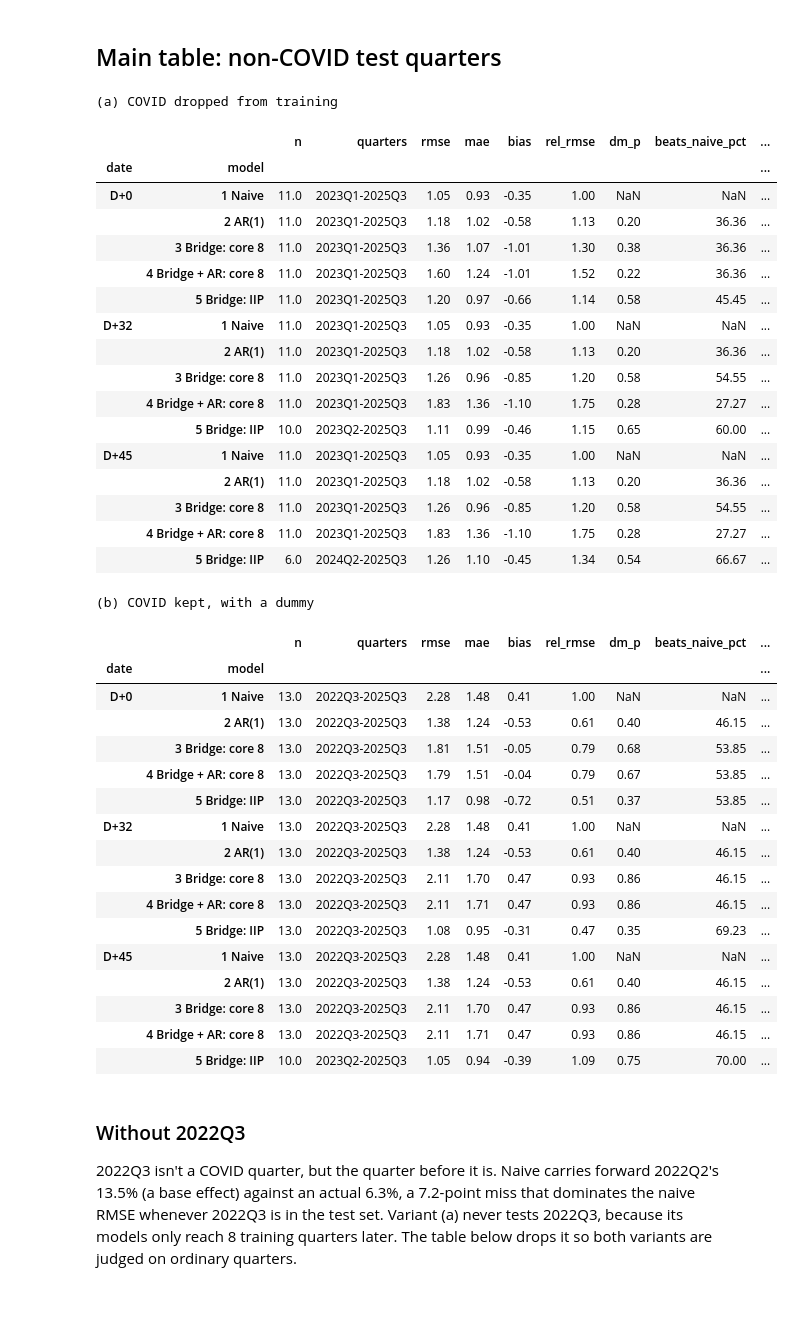
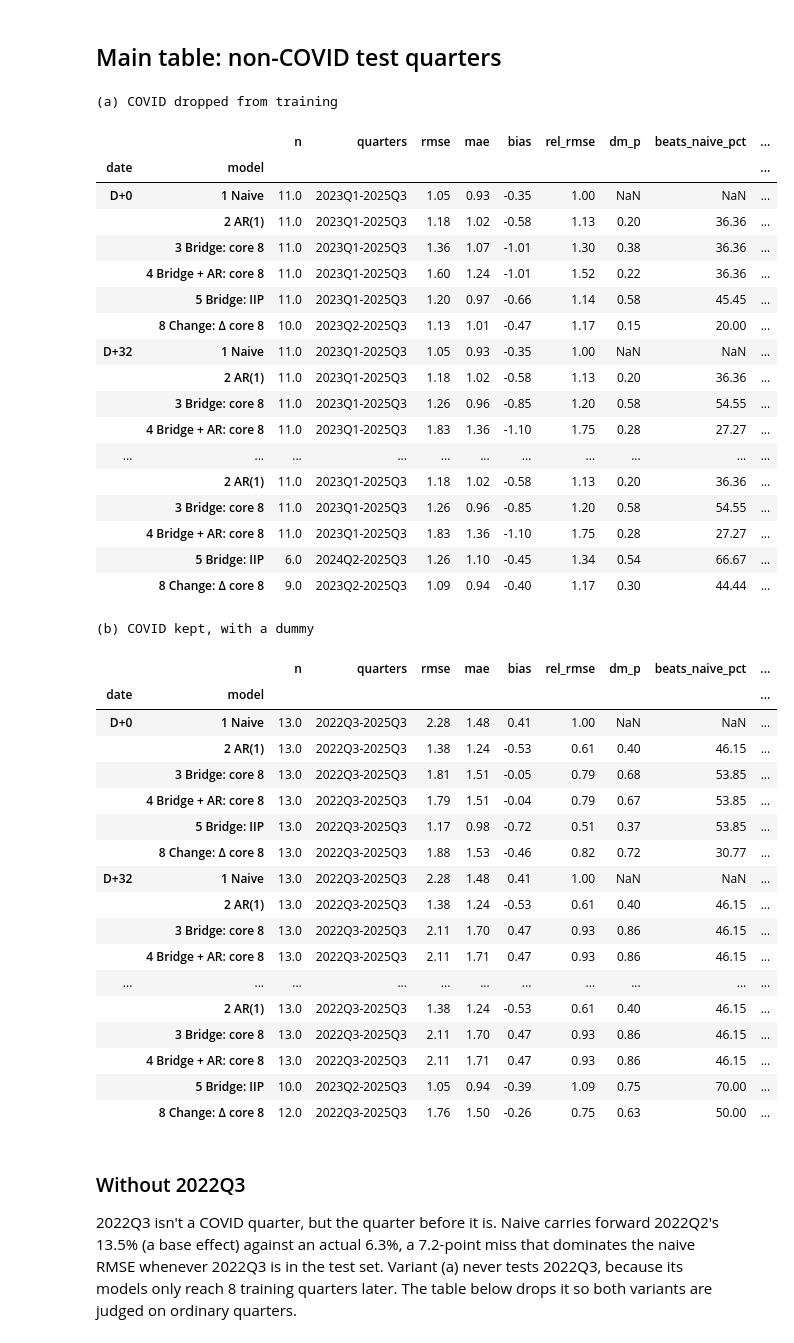
Before and after one commit to sayandp/india-gdp-nowcaster, a Jupyter notebook: notebooks/04_models.ipynb, the cells around one changed output. Cells and saved outputs as stored; diff of their text form; code cells hidden in the pictures; blank space fills up the shorter version.

Commit message:
phase 4b: change model
Co-Authored-By: Claude Opus 5.5 <noreply@anthropic.com>

```diff
--- a/notebooks/04_models.ipynb
+++ b/notebooks/04_models.ipynb
@@ -151,8 +153,10 @@ MODELS = {
     "6b Bridge + GST": ["core8", "gst"],
     "7a Bridge + e-way bills [look-ahead]": ["core8", "eway"],
     "7b Bridge + diesel [look-ahead]": ["core8", "diesel"],
+    "8 Change: Δ core 8": "change",  # Phase 4b, pre-registered
 }
 MAIN = list(MODELS)[:5]
+M8 = "8 Change: Δ core 8"
 
 def regressors(feats, q, pos, asof):
     return [gdp_known(prevq(q), asof) if f == "ar" else yoy(f, q, pos[f], asof) for f in feats]
@@ -184,6 +188,35 @@ def fit_predict(feats, variant, t, asof, drop=(), train_quarters=WINDOW, x_overr
     xt = np.r_[1.0, x_t, [float(t in COVID)] if use_dummy else []]
     return {"nowcast": float(xt @ beta), "n_train": len(y), "months": ",".join(f"{f}:{''.join(map(str, p))}" for f, p in pos.items())}
 
+def fit_change(variant, t, asof, drop=()):
+    """Model 8: ΔGDP first print on Δ core 8 partial-quarter YoY, same month positions in both quarters."""
+    pos = positions("core8", t, asof)
+    if not pos:
+        return None
+    dx = lambda q: yoy("core8", q, pos, asof) - yoy("core8", prevq(q), pos, asof)
+    x_t, last = dx(t), gdp_known(prevq(t), asof)
+    if np.isnan([x_t, last]).any():
+        return None
+    X, y, dummy = [], [], []
+    for j in WINDOW:
+        if j >= t or not REL[j] < asof or j in drop:
+            continue
+        if variant == "drop" and (j in COVID or prevq(j) in COVID):
+            continue
+        x = dx(j)
+        if np.isnan(x) or prevq(j) not in GDP.index:
+            continue
+        X.append(x); y.append(GDP[j] - GDP[prevq(j)]); dummy.append(float(j in COVID))
+    if len(y) < MIN_TRAIN:
+        return None
+    X = np.column_stack([np.ones(len(y)), X])
+    use_dummy = variant == "dummy" and any(dummy)
+    if use_dummy:
+        X = np.column_stack([X, dummy])
+    beta = np.linalg.lstsq(X, np.array(y), rcond=None)[0]
+    xt = np.r_[1.0, x_t, [float(t in COVID)] if use_dummy else []]
+    return {"nowcast": last + float(xt @ beta), "n_train": len(y), "months": "core8:" + "".join(map(str, pos))}
+
 def run_backtest(drop=(), quarters=WINDOW + NEW_BASE):
     rows = []
     for t in quarters:
@@ -197,6 +230,8 @@ def run_backtest(drop=(), quarters=WINDOW + NEW_BASE):
                 for variant in VARIANTS:
                     if feats is None:
                         out = {"nowcast": naive, "n_train": np.nan, "months": ""}
+                    elif feats == "change":
+                        out = fit_change(variant, t, asof, drop)
                     else:
                         out = fit_predict(feats, variant, t, asof, drop)
                     if out is not None:
@@ -285,28 +322,29 @@ def show(t, cols=("n", "quarters", "rmse", "mae", "bias", "rel_rmse", "dm_p", "b
 # %% [markdown]
 ## Main table: non-COVID test quarters
 # %%
-main = scorecard(nowcasts, MAIN, covid=False, common=MAIN[:4])
+main = scorecard(nowcasts, MAIN + [M8], covid=False, common=MAIN[:4])
 main.to_csv(PROCESSED / "backtest_metrics_main.csv", index=False)
 show(main)
 # %% [output]
 (a) COVID dropped from training
 |  |  | n | quarters | rmse | mae | bias | rel_rmse | dm_p | beats_naive_pct | ... |
 | date | model |  |  |  |  |  |  |  |  | ... |
 | D+0 | 1 Naive | 11.0 | 2023Q1-2025Q3 | 1.05 | 0.93 | -0.35 | 1.00 | NaN | NaN | ... |
 |  | 2 AR(1) | 11.0 | 2023Q1-2025Q3 | 1.18 | 1.02 | -0.58 | 1.13 | 0.20 | 36.36 | ... |
 |  | 3 Bridge: core 8 | 11.0 | 2023Q1-2025Q3 | 1.36 | 1.07 | -1.01 | 1.30 | 0.38 | 36.36 | ... |
 |  | 4 Bridge + AR: core 8 | 11.0 | 2023Q1-2025Q3 | 1.60 | 1.24 | -1.01 | 1.52 | 0.22 | 36.36 | ... |
 |  | 5 Bridge: IIP | 11.0 | 2023Q1-2025Q3 | 1.20 | 0.97 | -0.66 | 1.14 | 0.58 | 45.45 | ... |
+|  | 8 Change: Δ core 8 | 10.0 | 2023Q2-2025Q3 | 1.13 | 1.01 | -0.47 | 1.17 | 0.15 | 20.00 | ... |
 | D+32 | 1 Naive | 11.0 | 2023Q1-2025Q3 | 1.05 | 0.93 | -0.35 | 1.00 | NaN | NaN | ... |
 |  | 2 AR(1) | 11.0 | 2023Q1-2025Q3 | 1.18 | 1.02 | -0.58 | 1.13 | 0.20 | 36.36 | ... |
 |  | 3 Bridge: core 8 | 11.0 | 2023Q1-2025Q3 | 1.26 | 0.96 | -0.85 | 1.20 | 0.58 | 54.55 | ... |
 |  | 4 Bridge + AR: core 8 | 11.0 | 2023Q1-2025Q3 | 1.83 | 1.36 | -1.10 | 1.75 | 0.28 | 27.27 | ... |
-|  | 5 Bridge: IIP | 10.0 | 2023Q2-2025Q3 | 1.11 | 0.99 | -0.46 | 1.15 | 0.65 | 60.00 | ... |
-| D+45 | 1 Naive | 11.0 | 2023Q1-2025Q3 | 1.05 | 0.93 | -0.35 | 1.00 | NaN | NaN | ... |
+| ... | ... | ... | ... | ... | ... | ... | ... | ... | ... | ... |
 |  | 2 AR(1) | 11.0 | 2023Q1-2025Q3 | 1.18 | 1.02 | -0.58 | 1.13 | 0.20 | 36.36 | ... |
 |  | 3 Bridge: core 8 | 11.0 | 2023Q1-2025Q3 | 1.26 | 0.96 | -0.85 | 1.20 | 0.58 | 54.55 | ... |
 |  | 4 Bridge + AR: core 8 | 11.0 | 2023Q1-2025Q3 | 1.83 | 1.36 | -1.10 | 1.75 | 0.28 | 27.27 | ... |
 |  | 5 Bridge: IIP | 6.0 | 2024Q2-2025Q3 | 1.26 | 1.10 | -0.45 | 1.34 | 0.54 | 66.67 | ... |
+|  | 8 Change: Δ core 8 | 9.0 | 2023Q2-2025Q3 | 1.09 | 0.94 | -0.40 | 1.17 | 0.30 | 44.44 | ... |
 (b) COVID kept, with a dummy
 |  |  | n | quarters | rmse | mae | bias | rel_rmse | dm_p | beats_naive_pct | ... |
 | date | model |  |  |  |  |  |  |  |  | ... |
@@ -315,16 +353,17 @@ show(main)
 |  | 3 Bridge: core 8 | 13.0 | 2022Q3-2025Q3 | 1.81 | 1.51 | -0.05 | 0.79 | 0.68 | 53.85 | ... |
 |  | 4 Bridge + AR: core 8 | 13.0 | 2022Q3-2025Q3 | 1.79 | 1.51 | -0.04 | 0.79 | 0.67 | 53.85 | ... |
 |  | 5 Bridge: IIP | 13.0 | 2022Q3-2025Q3 | 1.17 | 0.98 | -0.72 | 0.51 | 0.37 | 53.85 | ... |
+|  | 8 Change: Δ core 8 | 13.0 | 2022Q3-2025Q3 | 1.88 | 1.53 | -0.46 | 0.82 | 0.72 | 30.77 | ... |
 | D+32 | 1 Naive | 13.0 | 2022Q3-2025Q3 | 2.28 | 1.48 | 0.41 | 1.00 | NaN | NaN | ... |
 |  | 2 AR(1) | 13.0 | 2022Q3-2025Q3 | 1.38 | 1.24 | -0.53 | 0.61 | 0.40 | 46.15 | ... |
 |  | 3 Bridge: core 8 | 13.0 | 2022Q3-2025Q3 | 2.11 | 1.70 | 0.47 | 0.93 | 0.86 | 46.15 | ... |
 |  | 4 Bridge + AR: core 8 | 13.0 | 2022Q3-2025Q3 | 2.11 | 1.71 | 0.47 | 0.93 | 0.86 | 46.15 | ... |
-|  | 5 Bridge: IIP | 13.0 | 2022Q3-2025Q3 | 1.08 | 0.95 | -0.31 | 0.47 | 0.35 | 69.23 | ... |
-| D+45 | 1 Naive | 13.0 | 2022Q3-2025Q3 | 2.28 | 1.48 | 0.41 | 1.00 | NaN | NaN | ... |
+| ... | ... | ... | ... | ... | ... | ... | ... | ... | ... | ... |
 |  | 2 AR(1) | 13.0 | 2022Q3-2025Q3 | 1.38 | 1.24 | -0.53 | 0.61 | 0.40 | 46.15 | ... |
 |  | 3 Bridge: core 8 | 13.0 | 2022Q3-2025Q3 | 2.11 | 1.70 | 0.47 | 0.93 | 0.86 | 46.15 | ... |
 |  | 4 Bridge + AR: core 8 | 13.0 | 2022Q3-2025Q3 | 2.11 | 1.71 | 0.47 | 0.93 | 0.86 | 46.15 | ... |
 |  | 5 Bridge: IIP | 10.0 | 2023Q2-2025Q3 | 1.05 | 0.94 | -0.39 | 1.09 | 0.75 | 70.00 | ... |
+|  | 8 Change: Δ core 8 | 12.0 | 2022Q3-2025Q3 | 1.76 | 1.50 | -0.26 | 0.75 | 0.63 | 50.00 | ... |
 # %% [markdown]
 ### Without 2022Q3
 
```
Also changed, not shown: parts of 8 cells of this notebook, 5 other files.
